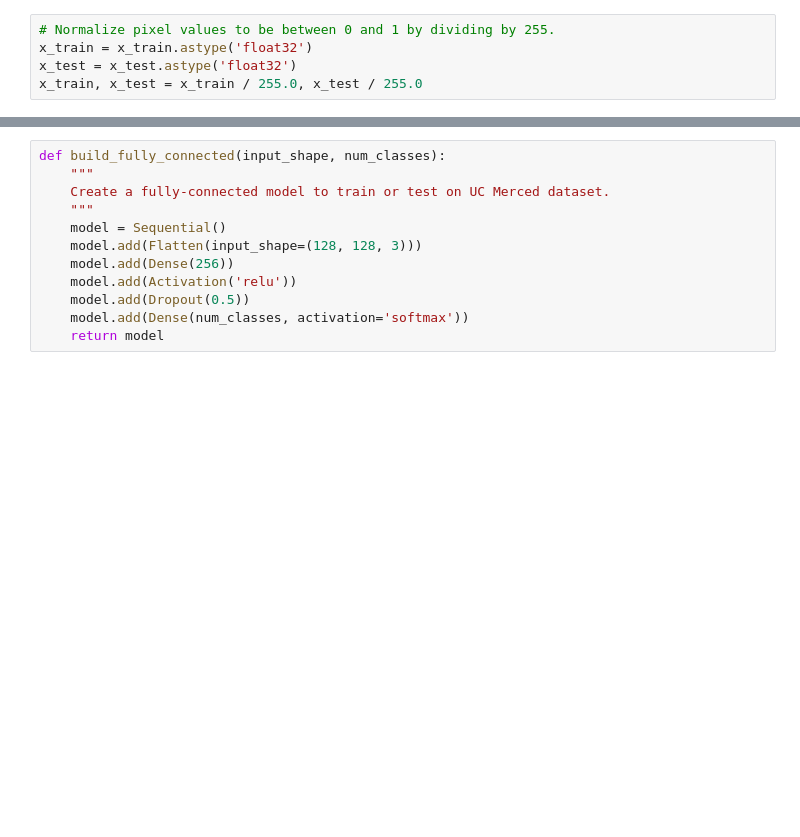
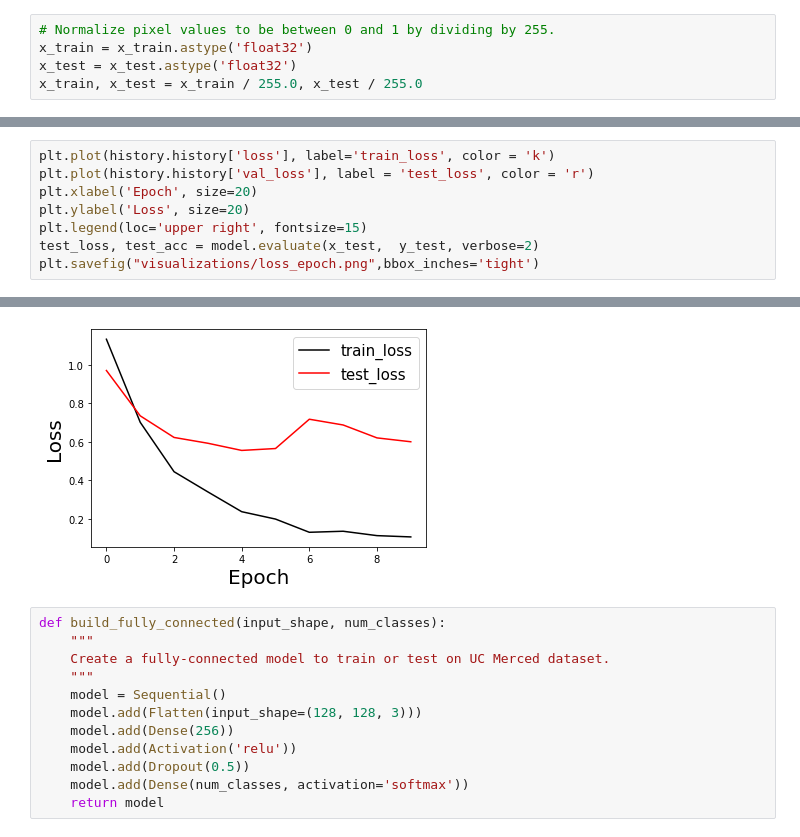
Before and after one commit to kcristinaa/Neural-Networks-TrafficSigns, a Jupyter notebook: TrafficSignsCNN.ipynb, the cells around one changed output, grey strips where cells are left out. Saved outputs shown, nothing was run; the diff lists cells and outputs as text; blank space fills up the shorter version.

```diff
--- a/TrafficSignsCNN.ipynb
+++ b/TrafficSignsCNN.ipynb
@@ -87,0 +161,9 @@ print(x_test.shape[0], 'test samples')
+# %%
+plt.plot(history.history['loss'], label='train_loss', color = 'k')
+plt.plot(history.history['val_loss'], label = 'test_loss', color = 'r')
+plt.xlabel('Epoch', size=20)
+plt.ylabel('Loss', size=20)
+plt.legend(loc='upper right', fontsize=15)
+test_loss, test_acc = model.evaluate(x_test,  y_test, verbose=2)
+plt.savefig("visualizations/loss_epoch.png",bbox_inches='tight')
+# %% [output]
@@ -88,3 +171,4 @@ print(x_test.shape[0], 'test samples')
+[figure, added]
 # %%
 def build_fully_connected(input_shape, num_classes):
     """
```
Also changed, not shown: parts of 32 cells of this notebook, 3 other files.
